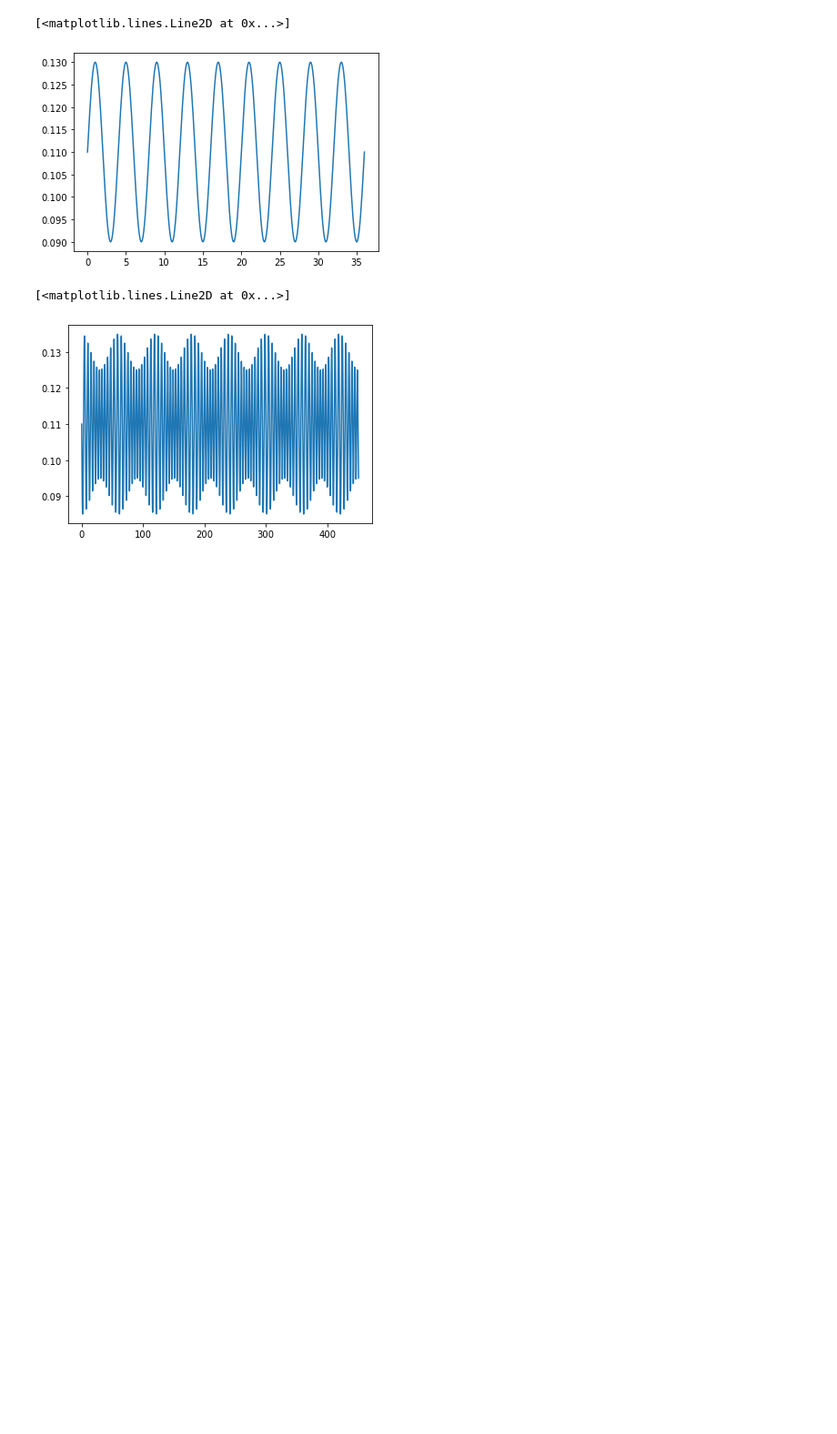
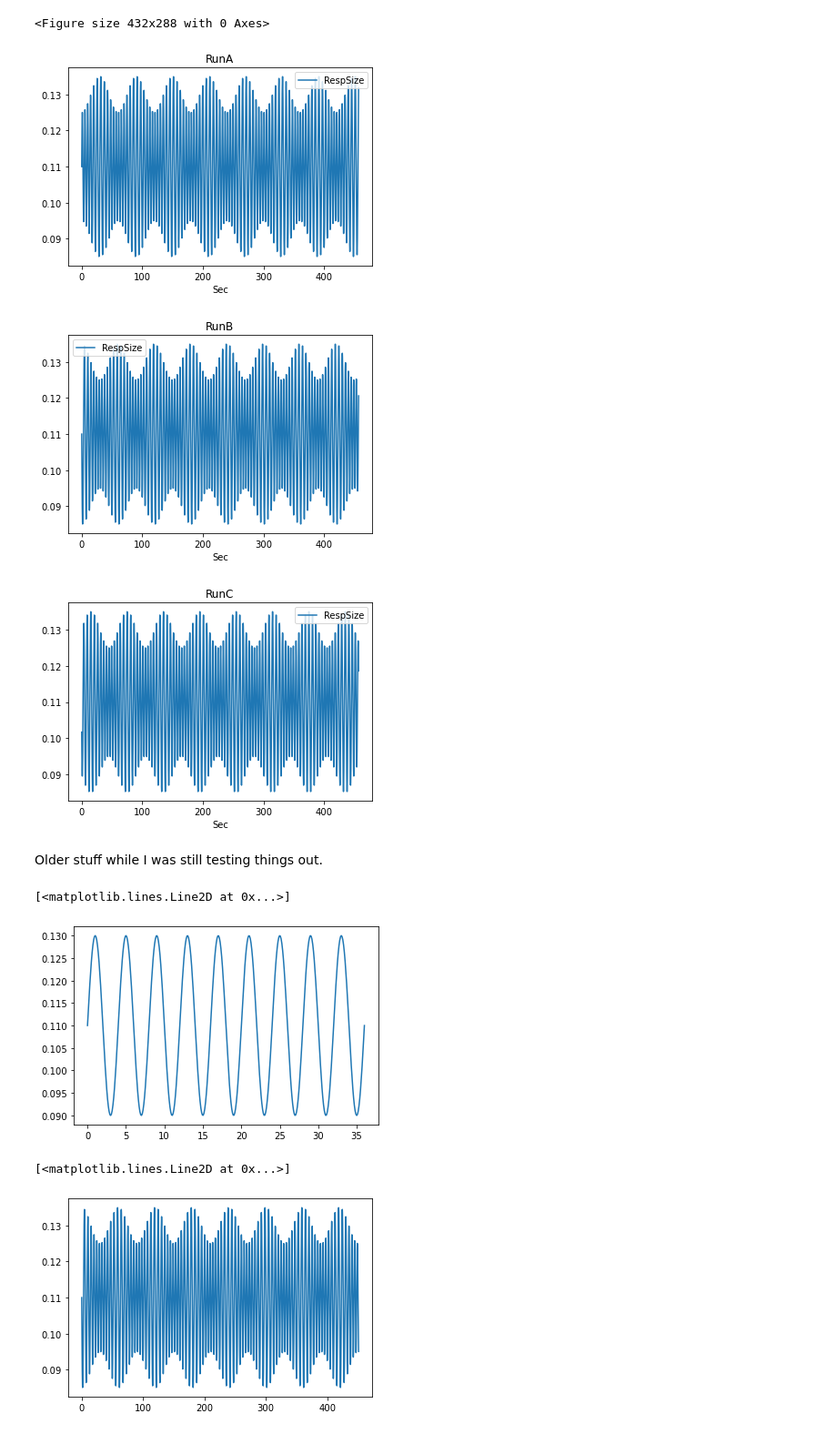
Before and after one commit to nimh-sfim/ComplexMultiEcho1, a Jupyter notebook: PsychoPy/MovieRespiration/ViewingRespirationPatterns.ipynb, the cells around one changed output. Shown at 91% size. Drawn from its saved outputs; the diff is of its cells as text; code cells hidden in the pictures; blank space fills up the shorter version.

Commit message:
Added IdealBreathingPatterns and code

```diff
--- a/PsychoPy/MovieRespiration/ViewingRespirationPatterns.ipynb
+++ b/PsychoPy/MovieRespiration/ViewingRespirationPatterns.ipynb
@@ -4,3 +12,52 @@ import matplotlib.pyplot as plt
+# %%
+RespirationTS = []
+for runidx in range(3):
+    if runidx == 0:
+        runID = 'A'
+        BreathingPhase = 0
+    elif runidx == 1:
+        runID = 'B'
+        BreathingPhase = np.pi
+    elif runidx == 2:
+        runID = 'C'
+        BreathingPhase = np.pi/2
+
+    # CREATE BREATHING PATTERNS
+    # =============================
+    amp = 0.1 # amplitude of the carrier frequency
+    AMamp = 0.05 # Amplitude of the AM (depth) modulation
+    meanshift = 0.11 # The mean circle diameter should always be positive
+    # Due to frame rate differences and rounding, the final time point might be a few frames past the end of BreathingPattern
+    #   add an extra second to make sure the script never gets past the last value
+    TimingFudge = 1
+    FC = 1/5 # Averaging 5s breathing cycles
+    FM = 1/60 # Breathing frequency modulates over 60s cycles
+    FCscale = (2*FC*np.pi)
+    FMscale = (2*FM*np.pi)
+    FreqDev = FC-1/6 # Frequency deviation between 2s and 3s breathing cycles
+    ModFreq = FreqDev/FM
+    # Time in seconds spaced in 0.1 second intervals
+    # NOTE: I realized that I messed up these 0.1 second intervals in linspace so it's actually
+    #   about 0.10002188662727074 second intervals. For the sake of the script and stimulus presentation
+    #   this is essentially meaningless. Since several participants are collected with this
+    #   I'm not changing now, but it's worth noting.
+    TimeInSec = np.round(np.linspace(0,totaltime+TimingFudge,num=(totaltime+TimingFudge)*10+1), decimals=5)
+    AMmod = -AMamp*np.cos(2*np.pi*TimeInSec*FM+BreathingPhase)+0.2
+    BreathingPattern = AMmod*np.sin(2*np.pi*FC*TimeInSec + ModFreq*np.sin(2*np.pi*FM*TimeInSec+BreathingPhase)+BreathingPhase)*amp+meanshift
+    RespirationTS.append(pd.DataFrame({'Sec': TimeInSec, 'RespSize': BreathingPattern}))
+# %%
+RunLetters = ('A', 'B', 'C')
+plt.clf()
+for runidx in range(3):
+    RespirationTS[runidx].plot(x='Sec', y='RespSize', title=f"Run{RunLetters[runidx]}")
+    RespirationTS[runidx].to_csv(f"IdealBreathingPattern_Run{RunLetters[runidx]}.tsv", sep='\t')
+# %% [output]
+<Figure size 432x288 with 0 Axes>
+[figure, added]
+[figure, added]
+[figure, added]
+# %% [markdown]
+Older stuff while I was still testing things out.
 # %%
 amplitude = [0.01,0.02,0.03];
 frequency = [(1.5*np.pi*0.2),(2*np.pi*0.2),(2.5*np.pi*0.2)];
```
Also changed, not shown: parts of 2 cells of this notebook, 4 other files.
